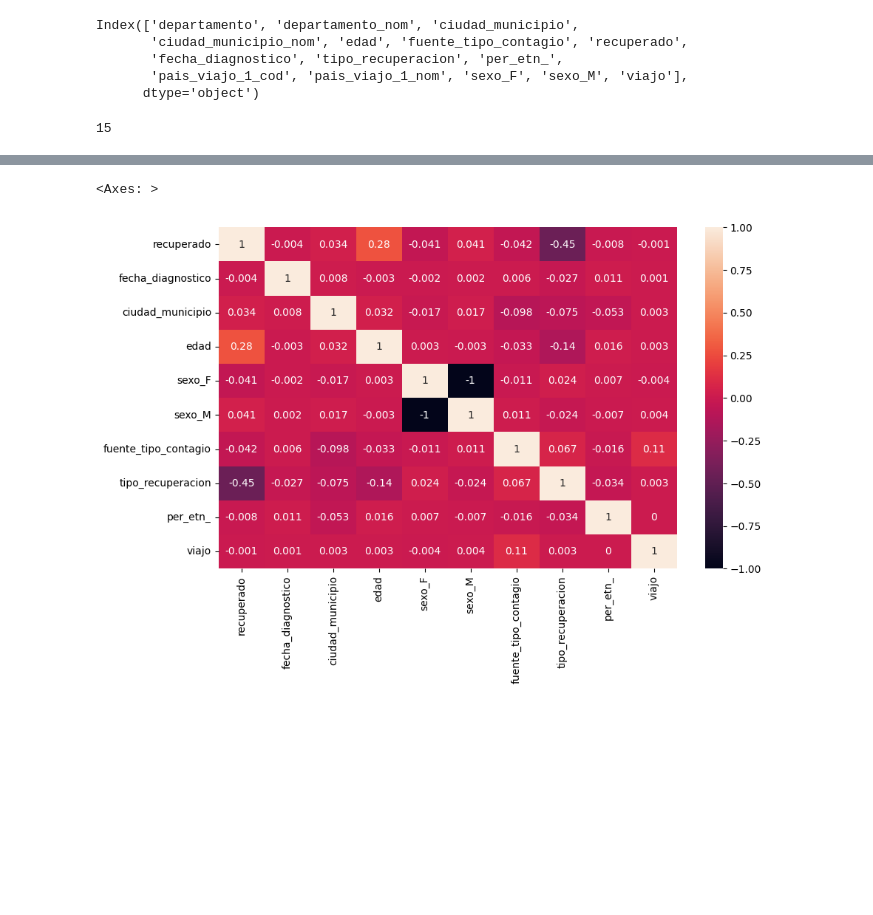
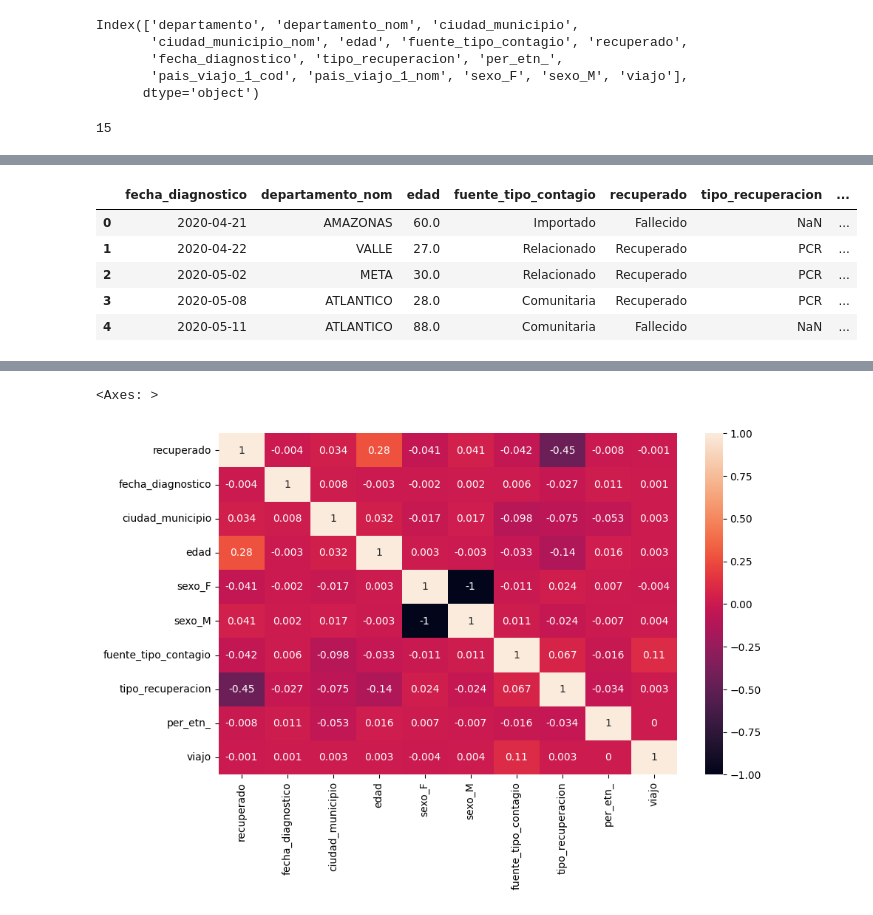
Before and after one commit to 4GeeksAcademy/remelop_Machine_Learning_Final_Project, a Jupyter notebook: src/Final_Project.ipynb, the cells around one changed output, grey strips where cells are left out. Saved outputs shown, nothing was run; the diff lists cells and outputs as text; code cells hidden in the pictures; blank space fills up the shorter version.

```diff
--- a/src/Final_Project.ipynb
+++ b/src/Final_Project.ipynb
@@ -519,3 +519,21 @@ data_c.head()
 | 2 | 2020-05-02 | META | 50 | VILLAVICENCIO | 50001 | 30.0 | ... |
 | 3 | 2020-05-08 | ATLANTICO | 8 | BARRANQUILLA | 8001 | 28.0 | ... |
 | 4 | 2020-05-11 | ATLANTICO | 8 | BARRANQUILLA | 8001 | 88.0 | ... |
+# %%
+data_clean = data_c.copy()
+# %%
+# Recuperando la columna original
+data_clean['sexo'] = data_clean[['sexo_F', 'sexo_M']].idxmax(axis=1)
+data_clean['sexo'] = data_clean['sexo'].str.replace('sexo_', '')
+data_clean = data_clean.drop(columns=['departamento', 'ciudad_municipio_nom', 'ciudad_municipio', 'sexo_F', 'sexo_M', 'pais_viajo_1_cod'])
+data_clean['fuente_tipo_contagio'] = data_clean['fuente_tipo_contagio'].map({0: 'Comunitaria', 1: 'Relacionado', 2: 'Importado'})
+data_clean['recuperado'] = data_clean['recuperado'].map({0: 'Recuperado', 1: 'Fallecido', 2: 'Fallecido No Covid'})
+data_clean['tipo_recuperacion'] = data_clean['tipo_recuperacion'].map({0: 'Tiempo', 1: 'PCR', -1: np.nan})
+data_clean.head()
+# %% [output]
+|  | fecha_diagnostico | departamento_nom | edad | fuente_tipo_contagio | recuperado | tipo_recuperacion | ... |
+| 0 | 2020-04-21 | AMAZONAS | 60.0 | Importado | Fallecido | NaN | ... |
+| 1 | 2020-04-22 | VALLE | 27.0 | Relacionado | Recuperado | PCR | ... |
+| 2 | 2020-05-02 | META | 30.0 | Relacionado | Recuperado | PCR | ... |
+| 3 | 2020-05-08 | ATLANTICO | 28.0 | Comunitaria | Recuperado | PCR | ... |
+| 4 | 2020-05-11 | ATLANTICO | 88.0 | Comunitaria | Fallecido | NaN | ... |
```
Also changed, not shown: parts of 15 cells of this notebook, 1 other file.
